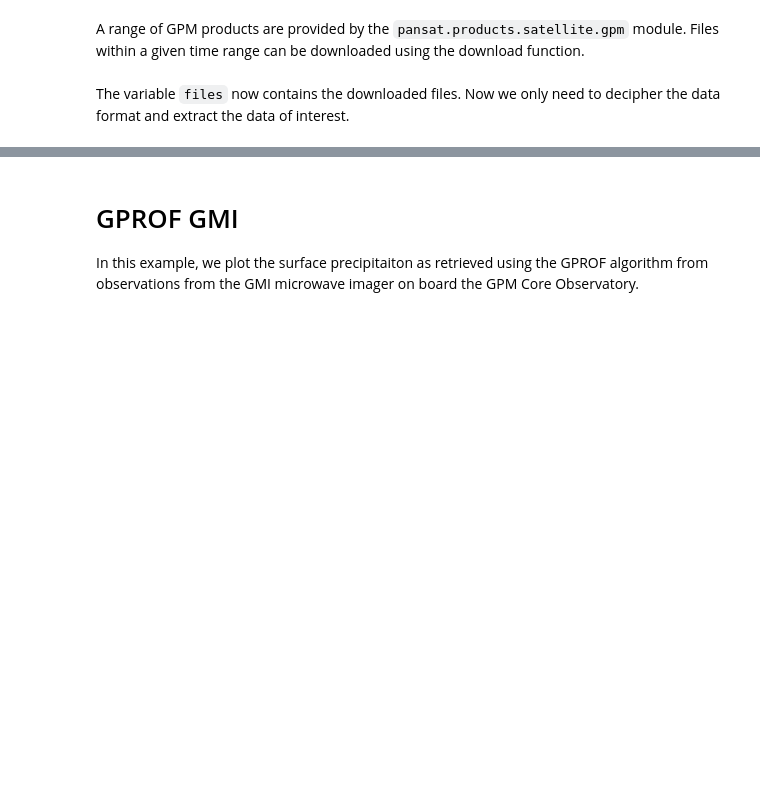
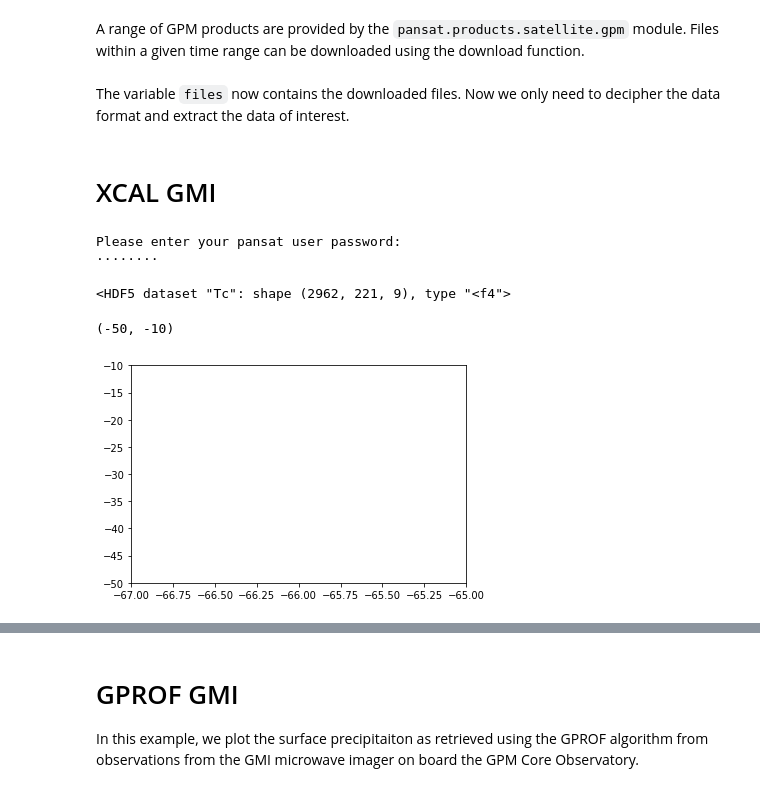
Before and after one commit to SEE-GEO/pansat, a Jupyter notebook: notebooks/products/gpm.ipynb, the cells around one changed output, grey strips where cells are left out. Saved outputs shown, nothing was run; the diff lists cells and outputs as text; code cells hidden in the pictures; blank space fills up the shorter version.

Commit message:
Added GPM L1C products and opera.

```diff
--- a/notebooks/products/gpm.ipynb
+++ b/notebooks/products/gpm.ipynb
@@ -13,2 +11,32 @@ files = l2a_gprof_gmi.download(t_0, t_1)
 # %% [markdown]
 The variable ``files`` now contains the downloaded files. Now we only need to decipher the data format and extract the data of interest.
+# %% [markdown]
+# XCAL GMI
+# %%
+from pansat.products.satellite.gpm import l1c_gpm_gmi_r
+t_0 = datetime(2016, 11, 21, 10)
+t_1 = datetime(2016, 11, 21, 12)
+files = l1c_gpm_gmi_r.download(t_0, t_1)
+# %% [output]
+Please enter your pansat user password:
+········
+# %%
+import numpy as np
+from h5py import File
+file = File(files[0])
+lats_1 = file["S1"]["Latitude"][:]
+lons_1 = file["S1"]["Longitude"][:]
+lats_2 = file["S2"]["Latitude"][:]
+lons_2 = file["S2"]["Longitude"][:]
+# %%
+file["S1/Tc"]
+# %% [output]
+<HDF5 dataset "Tc": shape (2962, 221, 9), type "<f4">
+# %%
+plt.scatter(lats_1[:10, :10], lons_1[:10, :10], s=0.5)
+plt.scatter(lats_2[:10, :10], lons_2[:10, :10], s=0.5)
+plt.xlim([-67, -65])
+plt.ylim([-50, -10])
+# %% [output]
+(-50, -10)
+[figure, added]
```
Also changed, not shown: parts of 13 cells of this notebook, 13 other files.
